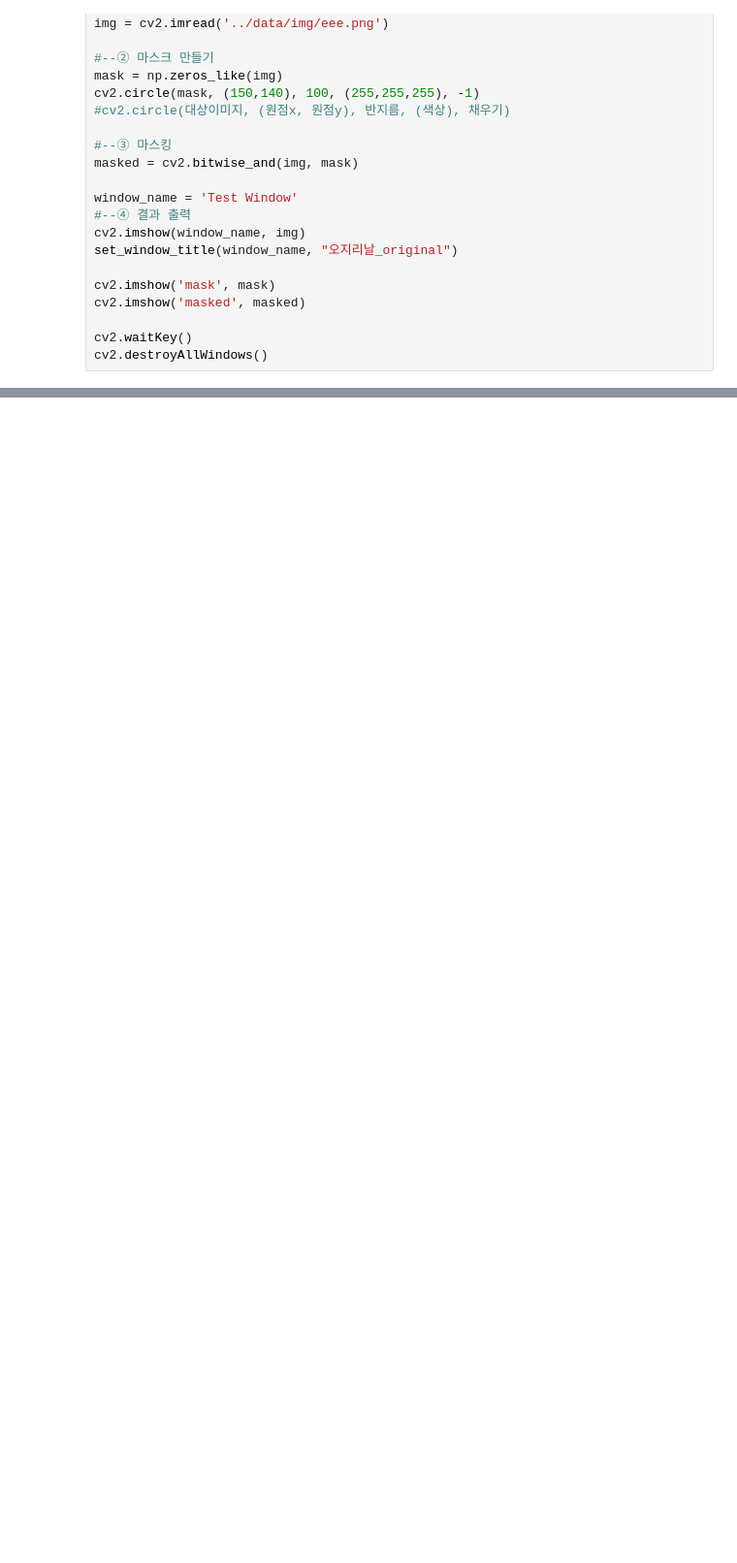
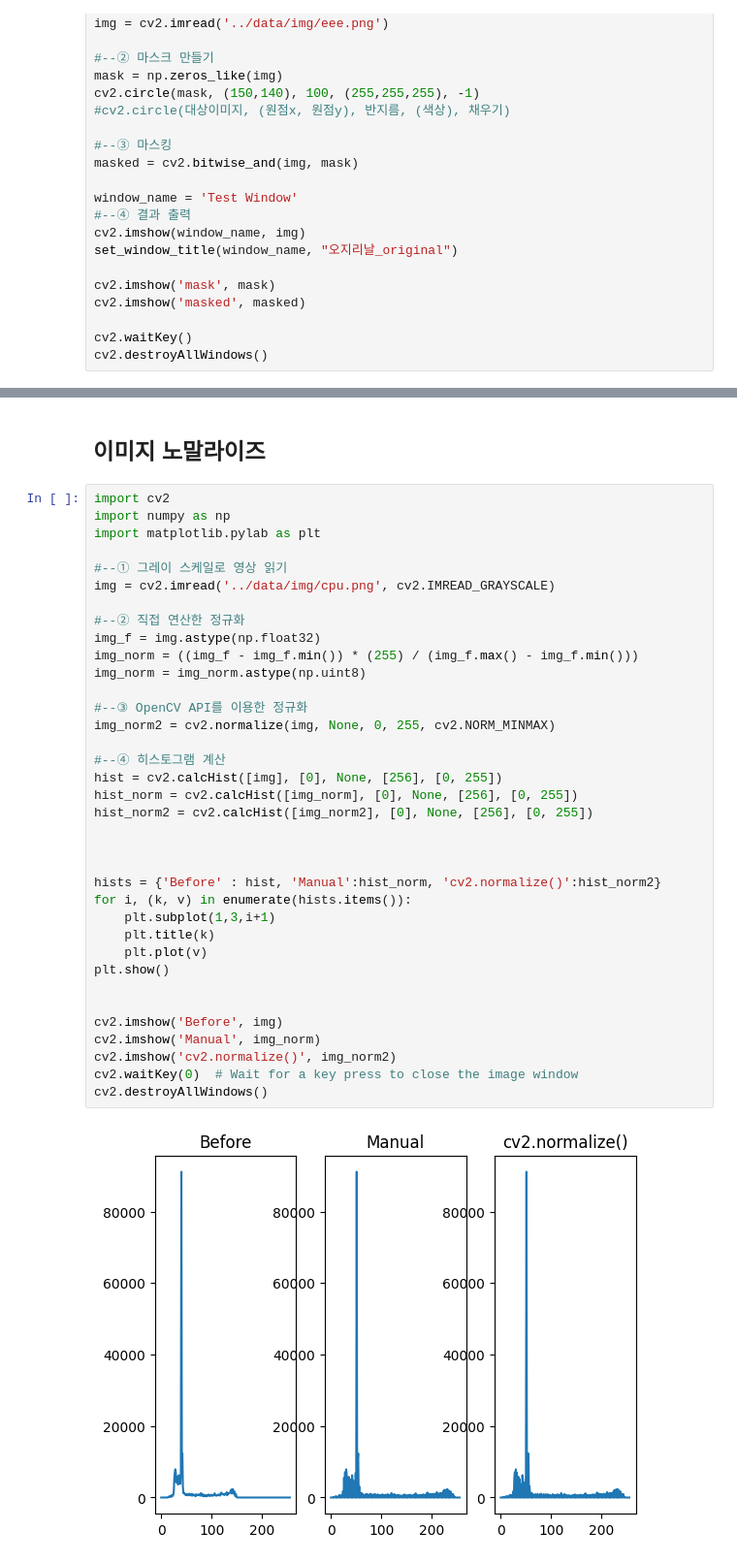
Before and after one commit to raki77/pythonExam_ubuntu, a Jupyter notebook: 240903_yolo/240903_1.ipynb, the cells around one changed output, grey strips where cells are left out. Shown at 97% size. Saved outputs shown, nothing was run; the diff lists cells and outputs as text; blank space fills up the shorter version.

```diff
--- a/240903_yolo/240903_1.ipynb
+++ b/240903_yolo/240903_1.ipynb
@@ -319,0 +1002,40 @@ cv2.destroyAllWindows()
+# %% [markdown]
+## 이미지 노말라이즈
+# %%
+import cv2
+import numpy as np
+import matplotlib.pylab as plt
+
+#--① 그레이 스케일로 영상 읽기
+img = cv2.imread('../data/img/cpu.png', cv2.IMREAD_GRAYSCALE)
+
+#--② 직접 연산한 정규화
+img_f = img.astype(np.float32)
+img_norm = ((img_f - img_f.min()) * (255) / (img_f.max() - img_f.min()))
+img_norm = img_norm.astype(np.uint8)
+
+#--③ OpenCV API를 이용한 정규화
+img_norm2 = cv2.normalize(img, None, 0, 255, cv2.NORM_MINMAX)
+
+#--④ 히스토그램 계산
+hist = cv2.calcHist([img], [0], None, [256], [0, 255])
+hist_norm = cv2.calcHist([img_norm], [0], None, [256], [0, 255])
+hist_norm2 = cv2.calcHist([img_norm2], [0], None, [256], [0, 255])
+
+
+
+hists = {'Before' : hist, 'Manual':hist_norm, 'cv2.normalize()':hist_norm2}
+for i, (k, v) in enumerate(hists.items()):
+    plt.subplot(1,3,i+1)
+    plt.title(k)
+    plt.plot(v)
+plt.show()
+
+
+cv2.imshow('Before', img)
+cv2.imshow('Manual', img_norm)
+cv2.imshow('cv2.normalize()', img_norm2)
+cv2.waitKey(0)  # Wait for a key press to close the image window
+cv2.destroyAllWindows()
+# %% [output]
+[figure, added]
```
Also changed, not shown: parts of 20 cells of this notebook, 25 other files.
